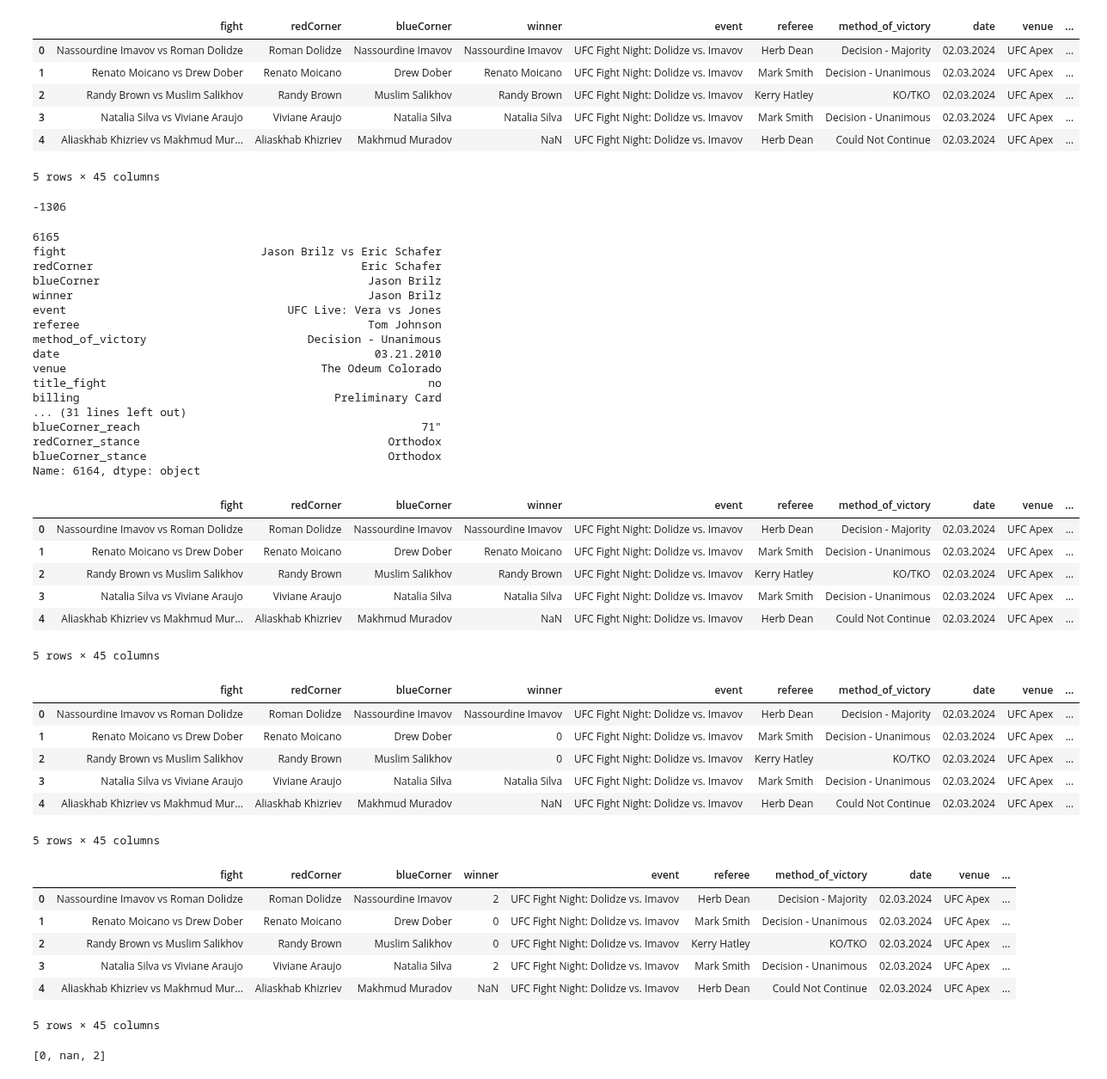
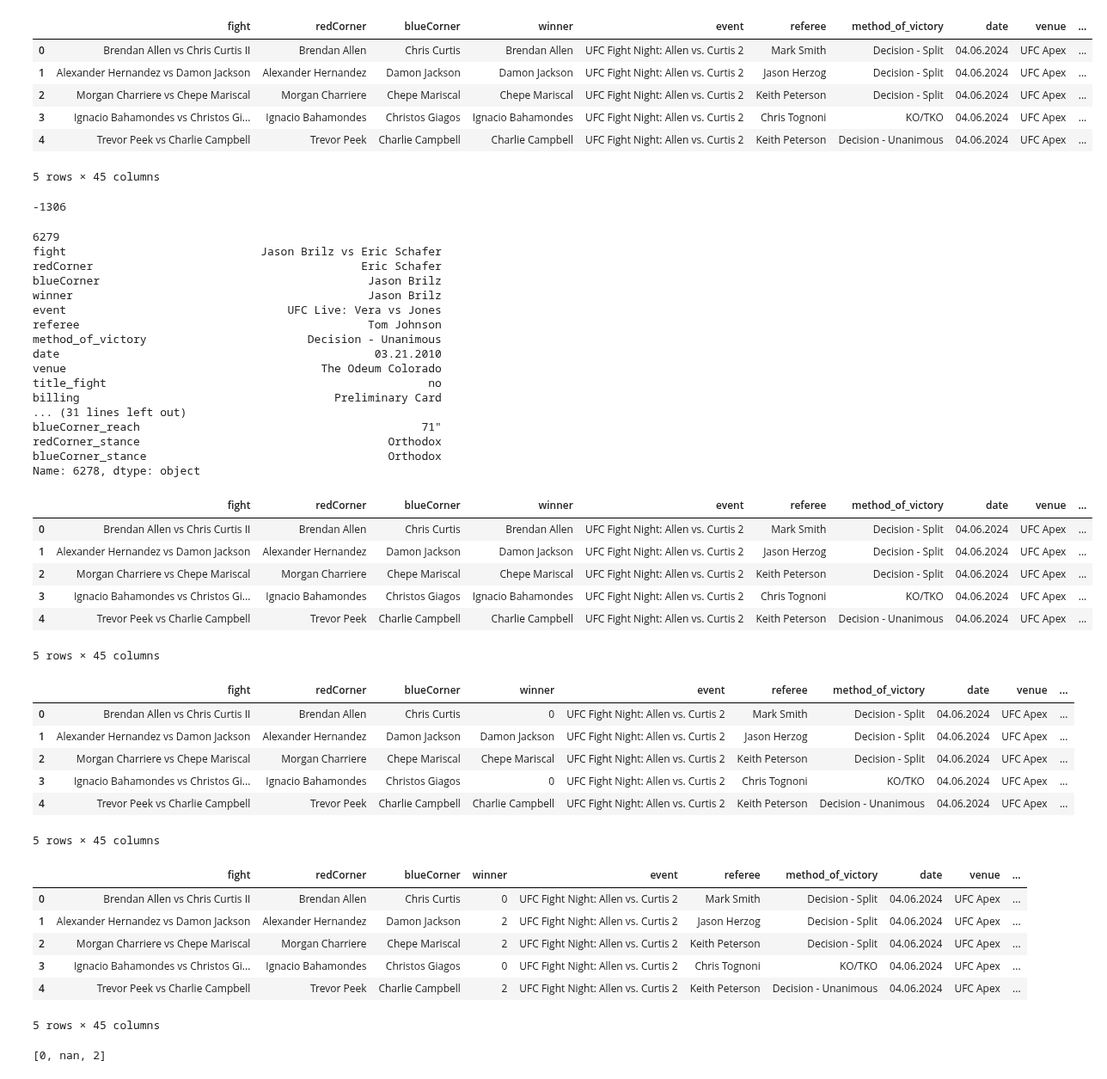
Before and after one commit to maxbraith/UFCModel, a Jupyter notebook: UFCModelGit/Model/trainTestDataWinner.ipynb, the cells around one changed output. Shown at 86% size. Drawn from its saved outputs; the diff is of its cells as text; code cells hidden in the pictures.

Commit message:
updated Database

```diff
--- a/UFCModelGit/Model/trainTestDataWinner.ipynb
+++ b/UFCModelGit/Model/trainTestDataWinner.ipynb
@@ -4,15 +4,15 @@ import numpy as np
 import datetime
 from datetime import date
 # %%
-df = pd.read_csv('databaseUpdated-02.04.2024.csv')
+df = pd.read_csv('databaseUpdated-04.20.2024.csv')
 df.head()
 # %% [output]
 |  | fight | redCorner | blueCorner | winner | event | referee | method_of_victory | date | venue | ... |
-| 0 | Nassourdine Imavov vs Roman Dolidze | Roman Dolidze | Nassourdine Imavov | Nassourdine Imavov | UFC Fight Night: Dolidze vs. Imavov | Herb Dean | Decision - Majority | 02.03.2024 | UFC Apex | ... |
-| 1 | Renato Moicano vs Drew Dober | Renato Moicano | Drew Dober | Renato Moicano | UFC Fight Night: Dolidze vs. Imavov | Mark Smith | Decision - Unanimous | 02.03.2024 | UFC Apex | ... |
-| 2 | Randy Brown vs Muslim Salikhov | Randy Brown | Muslim Salikhov | Randy Brown | UFC Fight Night: Dolidze vs. Imavov | Kerry Hatley | KO/TKO | 02.03.2024 | UFC Apex | ... |
-| 3 | Natalia Silva vs Viviane Araujo | Viviane Araujo | Natalia Silva | Natalia Silva | UFC Fight Night: Dolidze vs. Imavov | Mark Smith | Decision - Unanimous | 02.03.2024 | UFC Apex | ... |
-| 4 | Aliaskhab Khizriev vs Makhmud Mur... | Aliaskhab Khizriev | Makhmud Muradov | NaN | UFC Fight Night: Dolidze vs. Imavov | Herb Dean | Could Not Continue | 02.03.2024 | UFC Apex | ... |
+| 0 | Brendan Allen vs Chris Curtis II | Brendan Allen | Chris Curtis | Brendan Allen | UFC Fight Night: Allen vs. Curtis 2 | Mark Smith | Decision - Split | 04.06.2024 | UFC Apex | ... |
+| 1 | Alexander Hernandez vs Damon Jackson | Alexander Hernandez | Damon Jackson | Damon Jackson | UFC Fight Night: Allen vs. Curtis 2 | Jason Herzog | Decision - Split | 04.06.2024 | UFC Apex | ... |
+| 2 | Morgan Charriere vs Chepe Mariscal | Morgan Charriere | Chepe Mariscal | Chepe Mariscal | UFC Fight Night: Allen vs. Curtis 2 | Keith Peterson | Decision - Split | 04.06.2024 | UFC Apex | ... |
+| 3 | Ignacio Bahamondes vs Christos Gi... | Ignacio Bahamondes | Christos Giagos | Ignacio Bahamondes | UFC Fight Night: Allen vs. Curtis 2 | Chris Tognoni | KO/TKO | 04.06.2024 | UFC Apex | ... |
+| 4 | Trevor Peek vs Charlie Campbell | Trevor Peek | Charlie Campbell | Charlie Campbell | UFC Fight Night: Allen vs. Curtis 2 | Keith Peterson | Decision - Unanimous | 04.06.2024 | UFC Apex | ... |
 5 rows × 45 columns
 # %%
 #In this df nans ar represented as '---' - replacing this with nan
@@ -42,7 +42,7 @@ print(lengthDF)
 
 print(df.iloc[-1])
 # %% [output]
-6165
+6279
 fight                             Jason Brilz vs Eric Schafer
 redCorner                                        Eric Schafer
 blueCorner                                        Jason Brilz
@@ -58,7 +58,7 @@ billing                                      Preliminary Card
 blueCorner_reach                                          71"
 redCorner_stance                                     Orthodox
 blueCorner_stance                                    Orthodox
-Name: 6164, dtype: object
+Name: 6278, dtype: object
 # %%
 #find special characters in winners, reCorner, blueCorner
 winners = (df['winner'].values)
@@ -93,11 +93,11 @@ for char in chars2rep:
 df.head()
 # %% [output]
 |  | fight | redCorner | blueCorner | winner | event | referee | method_of_victory | date | venue | ... |
-| 0 | Nassourdine Imavov vs Roman Dolidze | Roman Dolidze | Nassourdine Imavov | Nassourdine Imavov | UFC Fight Night: Dolidze vs. Imavov | Herb Dean | Decision - Majority | 02.03.2024 | UFC Apex | ... |
-| 1 | Renato Moicano vs Drew Dober | Renato Moicano | Drew Dober | Renato Moicano | UFC Fight Night: Dolidze vs. Imavov | Mark Smith | Decision - Unanimous | 02.03.2024 | UFC Apex | ... |
-| 2 | Randy Brown vs Muslim Salikhov | Randy Brown | Muslim Salikhov | Randy Brown | UFC Fight Night: Dolidze vs. Imavov | Kerry Hatley | KO/TKO | 02.03.2024 | UFC Apex | ... |
-| 3 | Natalia Silva vs Viviane Araujo | Viviane Araujo | Natalia Silva | Natalia Silva | UFC Fight Night: Dolidze vs. Imavov | Mark Smith | Decision - Unanimous | 02.03.2024 | UFC Apex | ... |
-| 4 | Aliaskhab Khizriev vs Makhmud Mur... | Aliaskhab Khizriev | Makhmud Muradov | NaN | UFC Fight Night: Dolidze vs. Imavov | Herb Dean | Could Not Continue | 02.03.2024 | UFC Apex | ... |
+| 0 | Brendan Allen vs Chris Curtis II | Brendan Allen | Chris Curtis | Brendan Allen | UFC Fight Night: Allen vs. Curtis 2 | Mark Smith | Decision - Split | 04.06.2024 | UFC Apex | ... |
+| 1 | Alexander Hernandez vs Damon Jackson | Alexander Hernandez | Damon Jackson | Damon Jackson | UFC Fight Night: Allen vs. Curtis 2 | Jason Herzog | Decision - Split | 04.06.2024 | UFC Apex | ... |
+| 2 | Morgan Charriere vs Chepe Mariscal | Morgan Charriere | Chepe Mariscal | Chepe Mariscal | UFC Fight Night: Allen vs. Curtis 2 | Keith Peterson | Decision - Split | 04.06.2024 | UFC Apex | ... |
+| 3 | Ignacio Bahamondes vs Christos Gi... | Ignacio Bahamondes | Christos Giagos | Ignacio Bahamondes | UFC Fight Night: Allen vs. Curtis 2 | Chris Tognoni | KO/TKO | 04.06.2024 | UFC Apex | ... |
+| 4 | Trevor Peek vs Charlie Campbell | Trevor Peek | Charlie Campbell | Charlie Campbell | UFC Fight Night: Allen vs. Curtis 2 | Keith Peterson | Decision - Unanimous | 04.06.2024 | UFC Apex | ... |
 5 rows × 45 columns
 # %%
 #if redCorner won winner set to 0
@@ -108,11 +108,11 @@ for index, row in df.iterrows():
 df.head()
 # %% [output]
 |  | fight | redCorner | blueCorner | winner | event | referee | method_of_victory | date | venue | ... |
-| 0 | Nassourdine Imavov vs Roman Dolidze | Roman Dolidze | Nassourdine Imavov | Nassourdine Imavov | UFC Fight Night: Dolidze vs. Imavov | Herb Dean | Decision - Majority | 02.03.2024 | UFC Apex | ... |
-| 1 | Renato Moicano vs Drew Dober | Renato Moicano | Drew Dober | 0 | UFC Fight Night: Dolidze vs. Imavov | Mark Smith | Decision - Unanimous | 02.03.2024 | UFC Apex | ... |
-| 2 | Randy Brown vs Muslim Salikhov | Randy Brown | Muslim Salikhov | 0 | UFC Fight Night: Dolidze vs. Imavov | Kerry Hatley | KO/TKO | 02.03.2024 | UFC Apex | ... |
-| 3 | Natalia Silva vs Viviane Araujo | Viviane Araujo | Natalia Silva | Natalia Silva | UFC Fight Night: Dolidze vs. Imavov | Mark Smith | Decision - Unanimous | 02.03.2024 | UFC Apex | ... |
-| 4 | Aliaskhab Khizriev vs Makhmud Mur... | Aliaskhab Khizriev | Makhmud Muradov | NaN | UFC Fight Night: Dolidze vs. Imavov | Herb Dean | Could Not Continue | 02.03.2024 | UFC Apex | ... |
+| 0 | Brendan Allen vs Chris Curtis II | Brendan Allen | Chris Curtis | 0 | UFC Fight Night: Allen vs. Curtis 2 | Mark Smith | Decision - Split | 04.06.2024 | UFC Apex | ... |
+| 1 | Alexander Hernandez vs Damon Jackson | Alexander Hernandez | Damon Jackson | Damon Jackson | UFC Fight Night: Allen vs. Curtis 2 | Jason Herzog | Decision - Split | 04.06.2024 | UFC Apex | ... |
+| 2 | Morgan Charriere vs Chepe Mariscal | Morgan Charriere | Chepe Mariscal | Chepe Mariscal | UFC Fight Night: Allen vs. Curtis 2 | Keith Peterson | Decision - Split | 04.06.2024 | UFC Apex | ... |
+| 3 | Ignacio Bahamondes vs Christos Gi... | Ignacio Bahamondes | Christos Giagos | 0 | UFC Fight Night: Allen vs. Curtis 2 | Chris Tognoni | KO/TKO | 04.06.2024 | UFC Apex | ... |
+| 4 | Trevor Peek vs Charlie Campbell | Trevor Peek | Charlie Campbell | Charlie Campbell | UFC Fight Night: Allen vs. Curtis 2 | Keith Peterson | Decision - Unanimous | 04.06.2024 | UFC Apex | ... |
 5 rows × 45 columns
 # %%
 #set all winners from fights won by blue corner to 2
@@ -123,11 +123,11 @@ for index, row in df.iterrows():
 df.head()
 # %% [output]
 |  | fight | redCorner | blueCorner | winner | event | referee | method_of_victory | date | venue | ... |
-| 0 | Nassourdine Imavov vs Roman Dolidze | Roman Dolidze | Nassourdine Imavov | 2 | UFC Fight Night: Dolidze vs. Imavov | Herb Dean | Decision - Majority | 02.03.2024 | UFC Apex | ... |
-| 1 | Renato Moicano vs Drew Dober | Renato Moicano | Drew Dober | 0 | UFC Fight Night: Dolidze vs. Imavov | Mark Smith | Decision - Unanimous | 02.03.2024 | UFC Apex | ... |
-| 2 | Randy Brown vs Muslim Salikhov | Randy Brown | Muslim Salikhov | 0 | UFC Fight Night: Dolidze vs. Imavov | Kerry Hatley | KO/TKO | 02.03.2024 | UFC Apex | ... |
-| 3 | Natalia Silva vs Viviane Araujo | Viviane Araujo | Natalia Silva | 2 | UFC Fight Night: Dolidze vs. Imavov | Mark Smith | Decision - Unanimous | 02.03.2024 | UFC Apex | ... |
-| 4 | Aliaskhab Khizriev vs Makhmud Mur... | Aliaskhab Khizriev | Makhmud Muradov | NaN | UFC Fight Night: Dolidze vs. Imavov | Herb Dean | Could Not Continue | 02.03.2024 | UFC Apex | ... |
+| 0 | Brendan Allen vs Chris Curtis II | Brendan Allen | Chris Curtis | 0 | UFC Fight Night: Allen vs. Curtis 2 | Mark Smith | Decision - Split | 04.06.2024 | UFC Apex | ... |
+| 1 | Alexander Hernandez vs Damon Jackson | Alexander Hernandez | Damon Jackson | 2 | UFC Fight Night: Allen vs. Curtis 2 | Jason Herzog | Decision - Split | 04.06.2024 | UFC Apex | ... |
+| 2 | Morgan Charriere vs Chepe Mariscal | Morgan Charriere | Chepe Mariscal | 2 | UFC Fight Night: Allen vs. Curtis 2 | Keith Peterson | Decision - Split | 04.06.2024 | UFC Apex | ... |
+| 3 | Ignacio Bahamondes vs Christos Gi... | Ignacio Bahamondes | Christos Giagos | 0 | UFC Fight Night: Allen vs. Curtis 2 | Chris Tognoni | KO/TKO | 04.06.2024 | UFC Apex | ... |
+| 4 | Trevor Peek vs Charlie Campbell | Trevor Peek | Charlie Campbell | 2 | UFC Fight Night: Allen vs. Curtis 2 | Keith Peterson | Decision - Unanimous | 04.06.2024 | UFC Apex | ... |
 5 rows × 45 columns
 # %%
 #check all winners have been replaced
```
Also changed, not shown: parts of 39 cells of this notebook, 16 other files.
